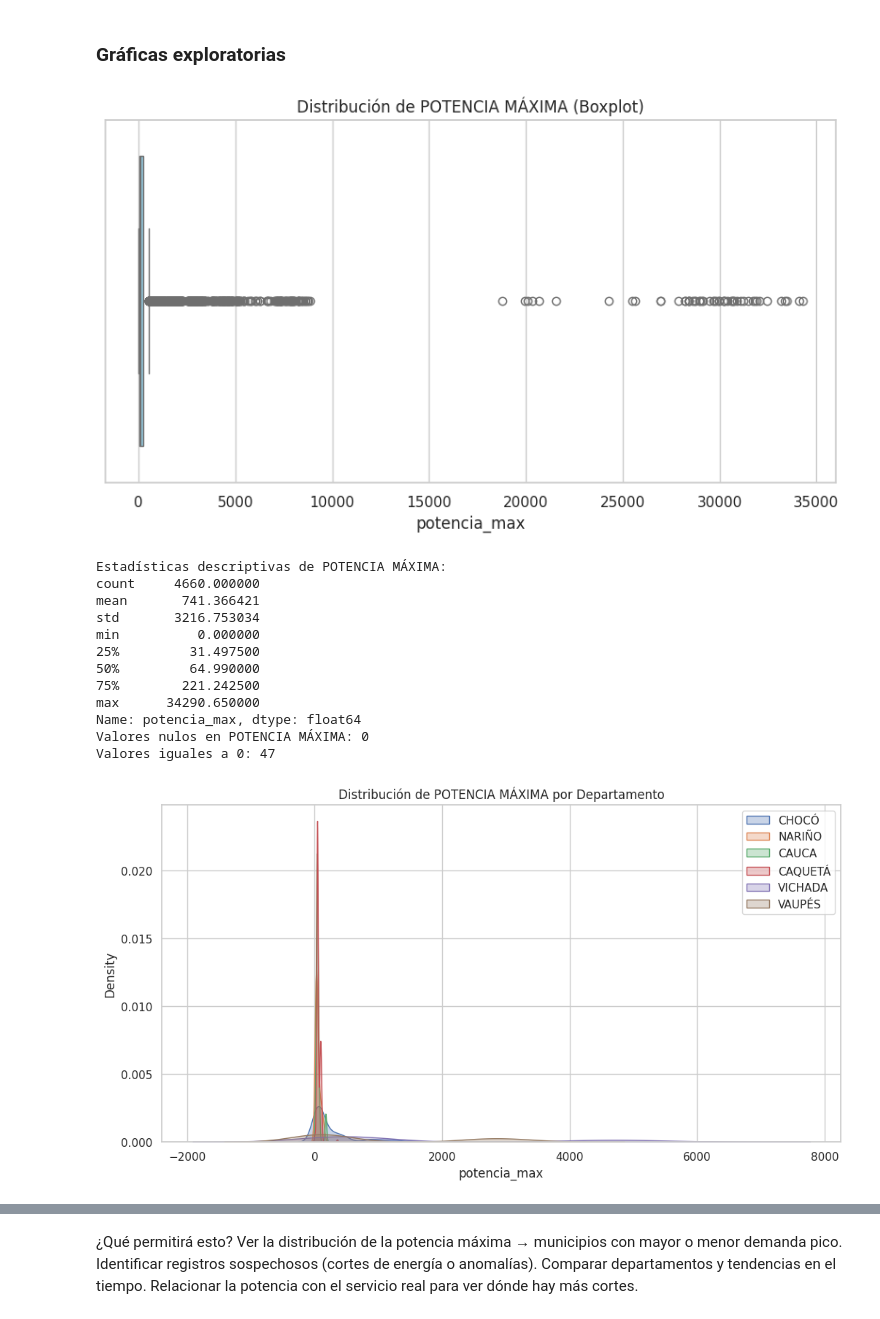
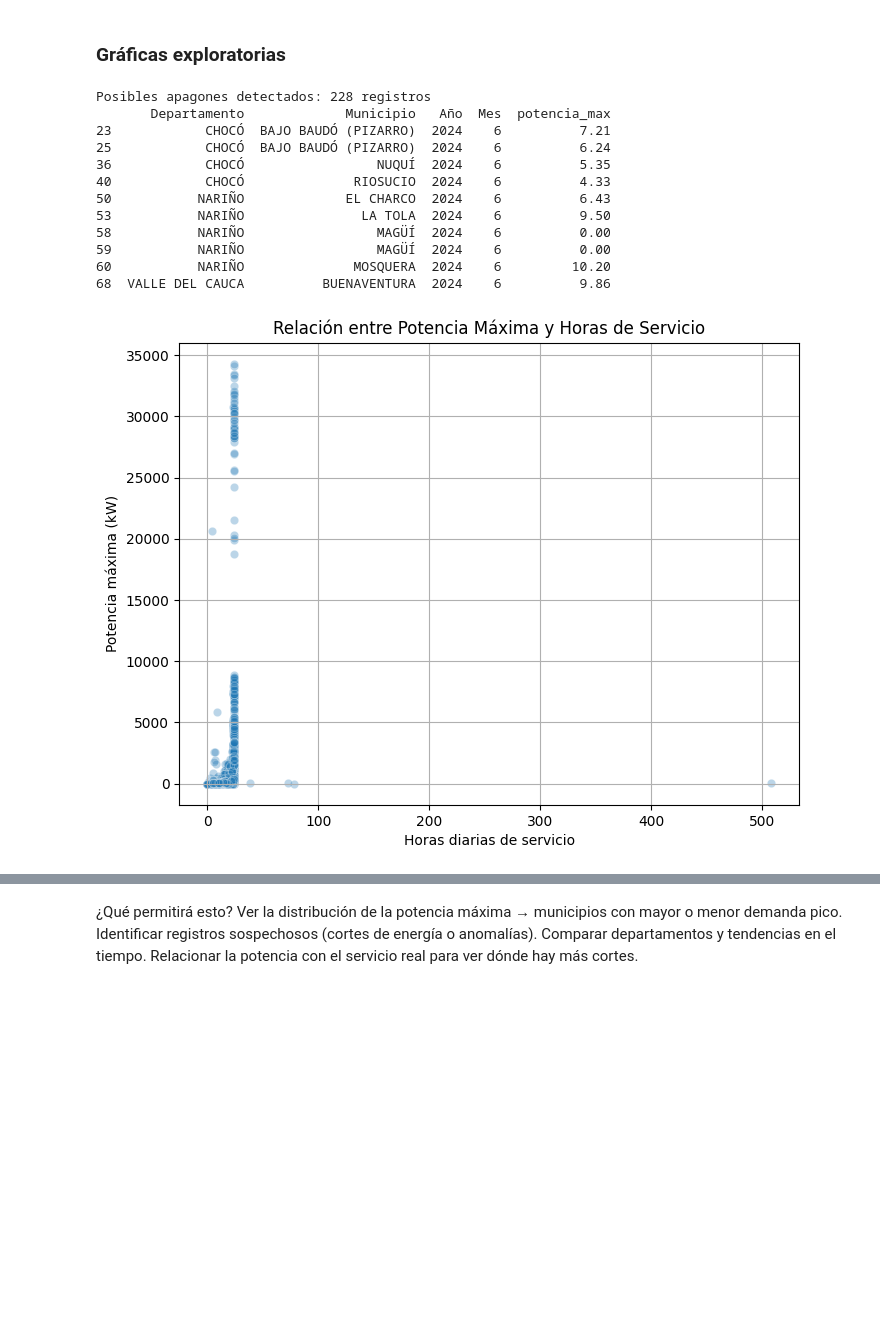
Before and after one commit to Will046-rA9/An-lisis-ZNI, a Jupyter notebook: ProyectoZNI (1).ipynb, the cells around one changed output, grey strips where cells are left out. Saved outputs shown, nothing was run; the diff lists cells and outputs as text; code cells hidden in the pictures; blank space fills up the shorter version.

```diff
--- a/ProyectoZNI (1).ipynb
+++ b/ProyectoZNI (1).ipynb
@@ -226,0 +240,4 @@ df_ZNI.head(4)
+# %%
+# Dado que la información del año 2025 aún no está completa y los registros son muy escasos,
+# se optó por excluírlos del análisis.
+df_ZNI = df_ZNI[df_ZNI['Año'] != 2025]
@@ -229,68 +294,42 @@ df_ZNI.head(4)
 # %%
 import matplotlib.pyplot as plt
 import seaborn as sns
-
-# ---------- PRIMERA IMAGEN ----------
-plt.figure(figsize=(10,5))
-sns.boxplot(x=df_ZNI["potencia_max"], color="skyblue")
-plt.title("Distribución de POTENCIA MÁXIMA (Boxplot)")
-plt.show()
-
-# ---------- ESTADÍSTICAS Y VALORES ----------
-print("Estadísticas descriptivas de POTENCIA MÁXIMA:")
-print(df_ZNI["potencia_max"].describe())
-print(f"Valores nulos en POTENCIA MÁXIMA: {df_ZNI['potencia_max'].isna().sum()}")
-print(f"Valores iguales a 0: {(df_ZNI['potencia_max']==0).sum()}")
-
-# ---------- SEGUNDA IMAGEN ----------
-top_dptos = df_ZNI["Departamento"].value_counts().head(6).index
-plt.figure(figsize=(12,6))
-for dpto in top_dptos:
-    sns.kdeplot(
-        df_ZNI[df_ZNI["Departamento"]==dpto]["potencia_max"],
-        label=dpto,
-        fill=True, alpha=0.3
-    )
-plt.title("Distribución de POTENCIA MÁXIMA por Departamento")
-plt.legend()
-plt.show()
 
 # ---------- TABLA DE APAGONES ----------
 apagones = df_ZNI[
     (df_ZNI["potencia_max"] < df_ZNI["potencia_max"].quantile(0.05)) &
     (df_ZNI["hrs/dia_servicio"] < 12)
 ]
 print(f"\nPosibles apagones detectados: {len(apagones)} registros")
 print(apagones[["Departamento","Municipio","Año","Mes","potencia_max"]].head(10))
 
 # ---------- TERCERA IMAGEN ----------
 plt.figure(figsize=(8,6))
 sns.scatterplot(
     x="hrs/dia_servicio",
     y="potencia_max",
     data=df_ZNI,
     alpha=0.3
 )
 plt.title("Relación entre Potencia Máxima y Horas de Servicio")
 plt.xlabel("Horas diarias de servicio")
 plt.ylabel("Potencia máxima (kW)")
 plt.grid()
 plt.show()
 
 # ---------- MOSTRAR TABLA DE HORAS DE SERVICIO ----------
 print(apagones[["hrs/dia_servicio"]].head(10))
 # %% [output]
+Posibles apagones detectados: 228 registros
+       Departamento             Municipio   Año  Mes  potencia_max
+23            CHOCÓ  BAJO BAUDÓ (PIZARRO)  2024    6          7.21
+25            CHOCÓ  BAJO BAUDÓ (PIZARRO)  2024    6          6.24
+36            CHOCÓ                 NUQUÍ  2024    6          5.35
+40            CHOCÓ              RIOSUCIO  2024    6          4.33
+50           NARIÑO             EL CHARCO  2024    6          6.43
+53           NARIÑO               LA TOLA  2024    6          9.50
+58           NARIÑO                 MAGÜÍ  2024    6          0.00
+59           NARIÑO                 MAGÜÍ  2024    6          0.00
+60           NARIÑO              MOSQUERA  2024    6         10.20
+68  VALLE DEL CAUCA          BUENAVENTURA  2024    6          9.86
-[figure, old version]
+[figure, new version]
-Estadísticas descriptivas de POTENCIA MÁXIMA:
-count     4660.000000
-mean       741.366421
-std       3216.753034
-min          0.000000
-25%         31.497500
-50%         64.990000
-75%        221.242500
-max      34290.650000
-Name: potencia_max, dtype: float64
-Valores nulos en POTENCIA MÁXIMA: 0
-Valores iguales a 0: 47
-[figure, removed]
```
Also changed, not shown: parts of 36 cells of this notebook.
